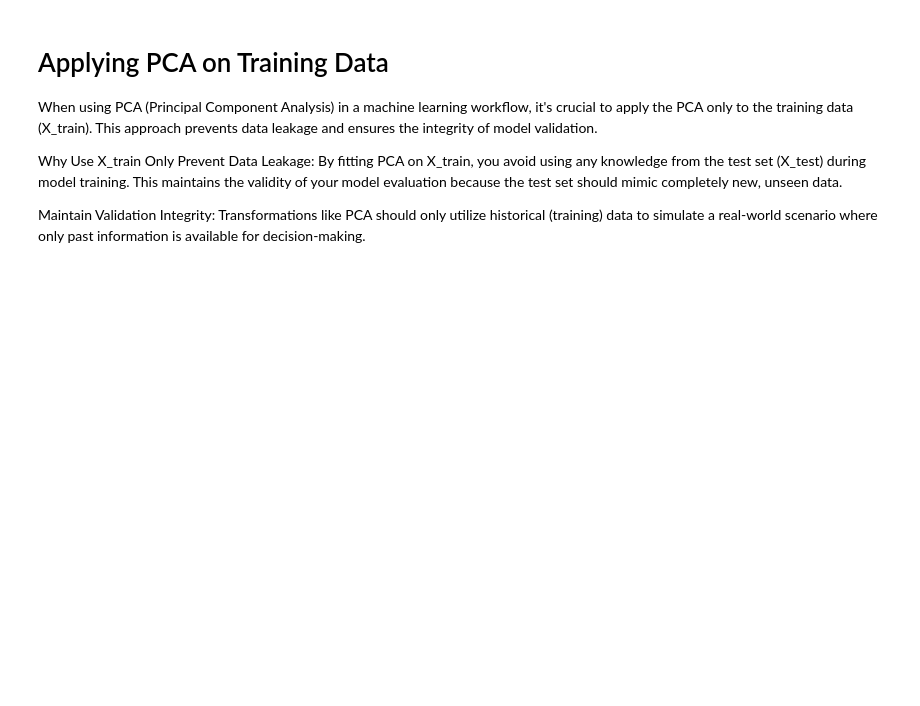
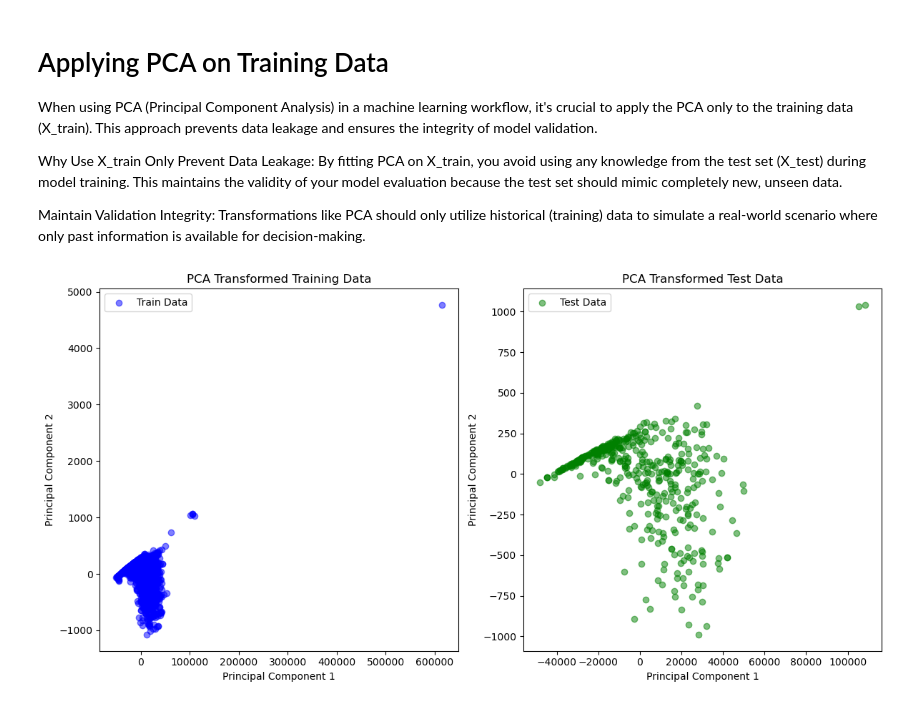
Before and after one commit to ehxewri/Project-2, a Jupyter notebook: Maketing Campaign/Marketing_Campaign.ipynb, the cells around one changed output. Saved outputs shown, nothing was run; the diff lists cells and outputs as text; code cells hidden in the pictures; blank space fills up the shorter version.

```diff
--- a/Maketing Campaign/Marketing_Campaign.ipynb
+++ b/Maketing Campaign/Marketing_Campaign.ipynb
@@ -493,6 +496,10 @@ print("Mean Accuracy: %0.2f" % scores.mean())
 This script loads the Iris dataset, initializes an SVM classifier, and evaluates it using repeated stratified K-fold cross-validation. The results display the mean accuracy across all folds and repeats.
 # %%
 X_train, X_test, y_train, y_test = train_test_split(X, y, test_size=0.20, random_state=42)
+# Step 3: Scale the data (after resampling)
+scaler = StandardScaler()
+X_train_scaled = scaler.fit_transform(X_train)  # Fit and transform training data
+X_test_scaled = scaler.transform(X_test)  # Transform test data based on training scaler
 # %%
 
 # List of classifiers
@@ -594,6 +613,7 @@ Using Cross Val Score We found that an N_estimator value of 105 would optimize o
 # %%
+# Rate each features importance
 model = RandomForestClassifier(n_estimators=40,random_state=42)
-model.fit(X_train, y_train)  # Ensure X and y are your feature matrix and target vector respectively
+model.fit(X_train_scaled, y_train)  # Ensure X and y are your feature matrix and target vector respectively
 importance = model.feature_importances_
 
 # Correct printing method
@@ -602,7 +622,7 @@ for i, v in enumerate(importance):
 
 from sklearn.inspection import permutation_importance
 
-result = permutation_importance(model, X_test, y_test, n_repeats=10)
+result = permutation_importance(model, X_test_scaled, y_test, n_repeats=10)
 for i in result.importances_mean.argsort()[::-1]:
     if result.importances_mean[i] - 2 * result.importances_std[i] > 0:
         print(f"\n{X_train.columns[i]}: {result.importances_mean[i]:.3f} +/- {result.importances_std[i]:.3f}")
@@ -627,6 +667,27 @@ Why Use X_train Only
 Prevent Data Leakage: By fitting PCA on X_train, you avoid using any knowledge from the test set (X_test) during model training. This maintains the validity of your model evaluation because the test set should mimic completely new, unseen data.
 
 Maintain Validation Integrity: Transformations like PCA should only utilize historical (training) data to simulate a real-world scenario where only past information is available for decision-making.
+# %%
+# Initialize PCA with 10 components and fit on the training data
+pca_model = PCA(n_components=10).fit(X_train)
+
+# Transform the training and testing data using the fitted PCA
+X_train_pca = pca_model.transform(X_train)
+X_test_pca = pca_model.transform(X_test)
+
+# Convert transformed arrays to DataFrame for better handling and visualization
+X_train_pca_df = pd.DataFrame(X_train_pca, columns=[f'PC{i+1}' for i in range(X_train_pca.shape[1])])
+X_test_pca_df = pd.DataFrame(X_test_pca, columns=[f'PC{i+1}' for i in range(X_test_pca.shape[1])])
+
+# Display the first few rows of the transformed data
+# print("PCA Transformed Training Data:")
+# print(X_train_pca_df.head())
+# print("PCA Transformed Test Data:")
+# print(X_test_pca_df.head())
+
+mc.plot_pca_results(X_train_pca_df, X_test_pca_df)
+# %% [output]
+[figure, added]
 # %%
 # Initialize PCA with 10 components and fit on the training data
 pca_model = PCA(n_components=10).fit(X_train_scaled)
```
Also changed, not shown: parts of 26 cells of this notebook.
